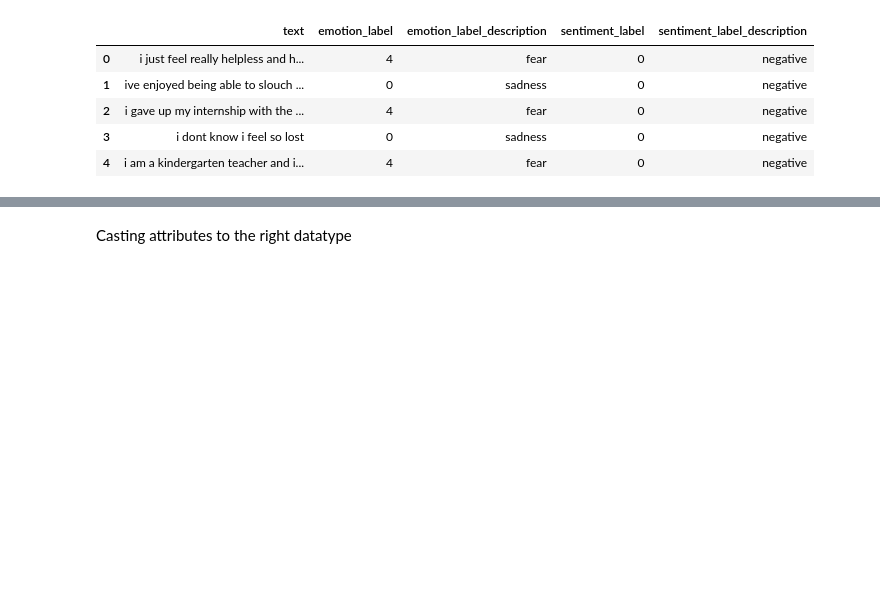
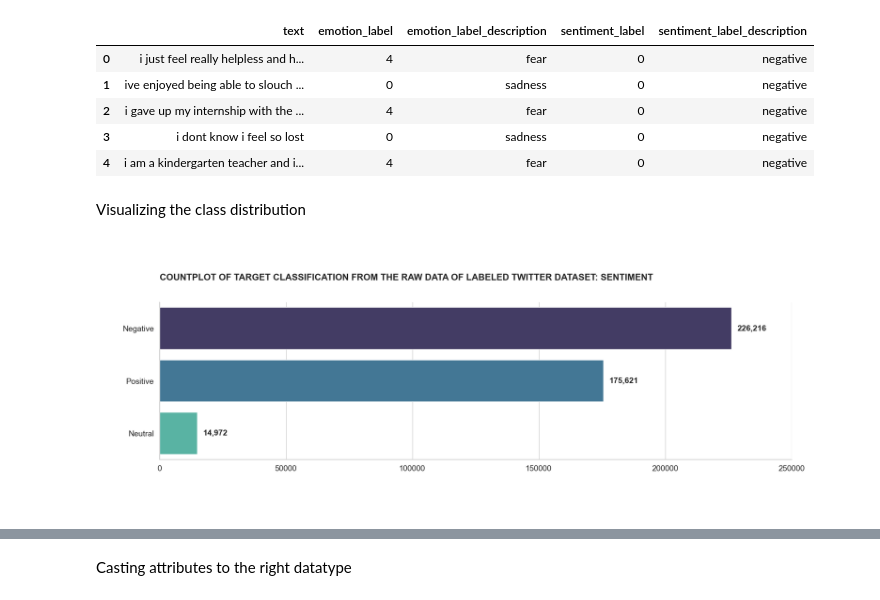
Before and after one commit to hyoaru/anonalyze-process, a Jupyter notebook: models/sentiment-emotion-classification/model-training-process.ipynb, the cells around one changed output, grey strips where cells are left out. Drawn from its saved outputs; the diff is of its cells as text; code cells hidden in the pictures; blank space fills up the shorter version.

Commit message:
[add] model evaluation visualizations

```diff
--- a/models/sentiment-emotion-classification/model-training-process.ipynb
+++ b/models/sentiment-emotion-classification/model-training-process.ipynb
@@ -39,6 +40,13 @@ from sklearn.naive_bayes import MultinomialNB
 from sklearn.pipeline import Pipeline
 from sklearn.model_selection import GridSearchCV
 from sklearn.feature_selection import SelectKBest, chi2
+# %%
+color_a1 = '#664c85'
+color_a2 = '#5b92b6'
+color_a3 = '#52d5bd'
+color_a4 = '#eeeeee'
+palette_a1 = 'mako'
+palette_a2 = 'mako_r'
 # %%
 %%capture
 nltk.download('stopwords')
@@ -167,3 +175,5 @@ df.head()
 | 2 | i gave up my internship with the ... | 4 | fear | 0 | negative |
 | 3 | i dont know i feel so lost | 0 | sadness | 0 | negative |
 | 4 | i am a kindergarten teacher and i... | 4 | fear | 0 | negative |
+# %% [markdown]
+Visualizing the class distribution
@@ -169,0 +253,8 @@ df.head()
+# %%
+plot_countplot(
+  data=df, y='sentiment_label_description',
+  title = 'Countplot of target classification from the raw data of labeled twitter dataset: Sentiment',
+  height = 5,
+);
+# %% [output]
+[figure, added]
```
Also changed, not shown: parts of 14 cells of this notebook.
